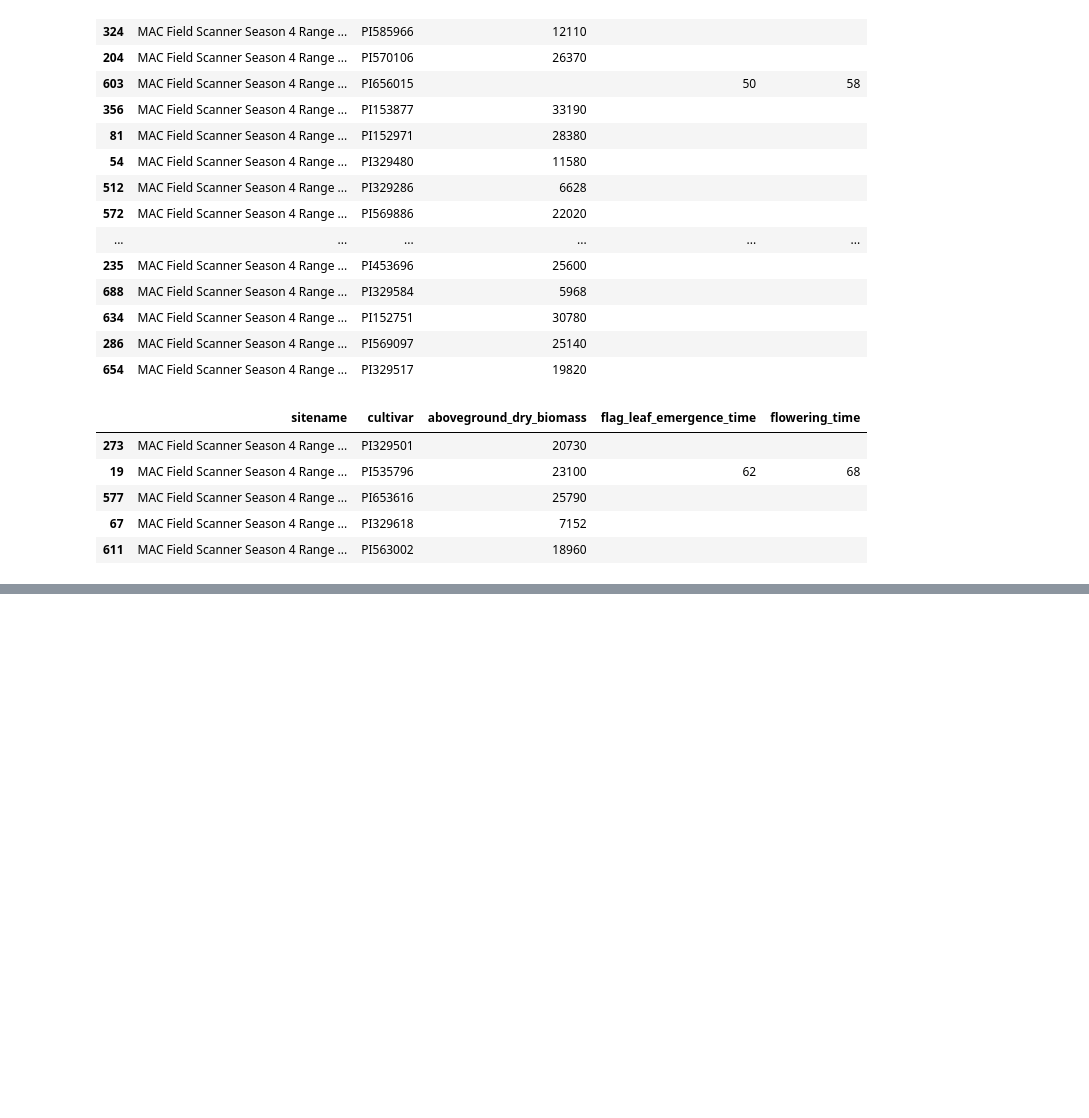
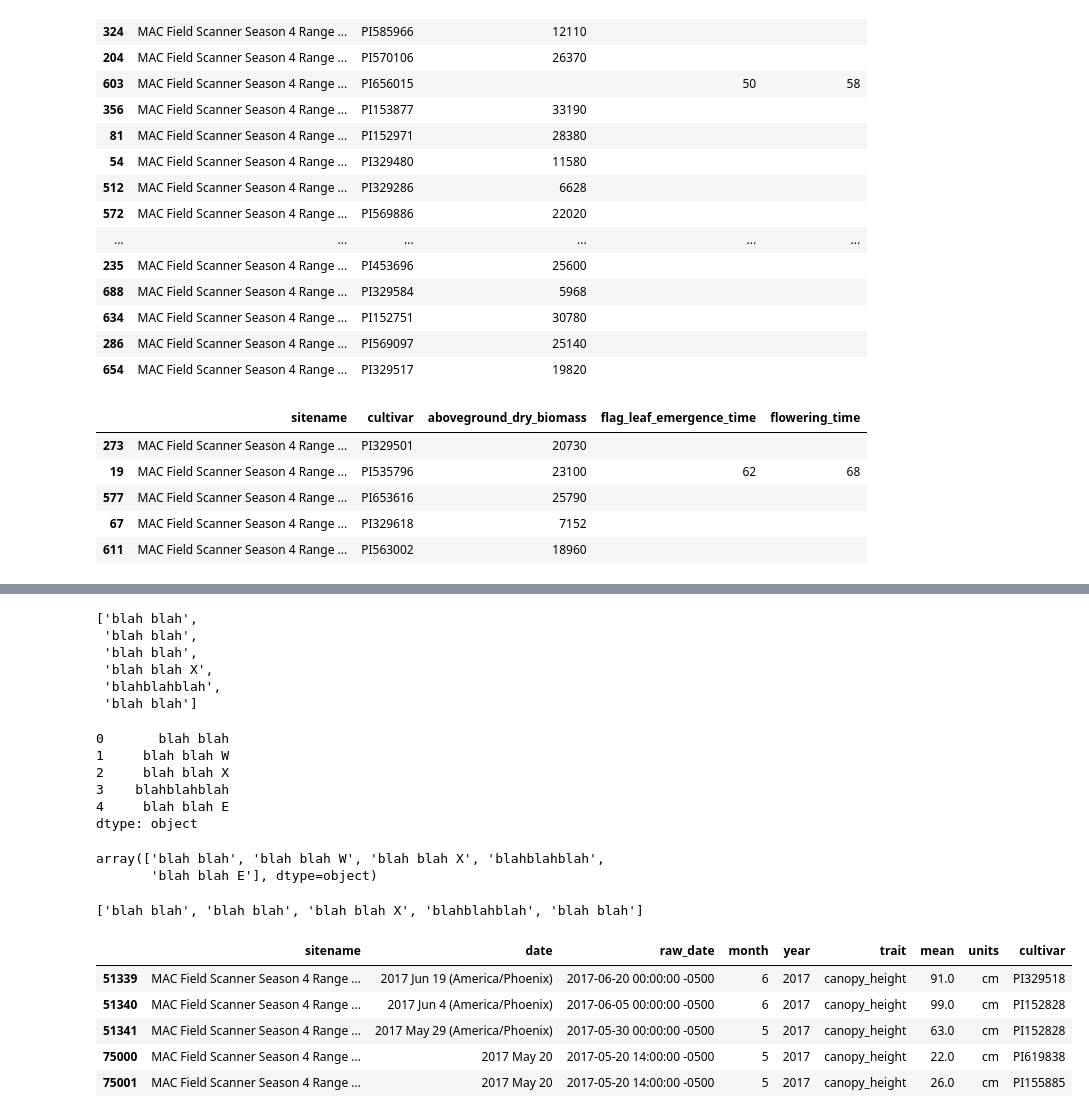
Before and after one commit to genophenoenvo/terraref-datasets, a Jupyter notebook: notebooks/gh5_phenotypes.ipynb, the cells around one changed output, grey strips where cells are left out. Saved outputs shown, nothing was run; the diff lists cells and outputs as text; code cells hidden in the pictures; blank space fills up the shorter version.

```diff
--- a/notebooks/gh5_phenotypes.ipynb
+++ b/notebooks/gh5_phenotypes.ipynb
@@ -638,0 +714,2 @@ filled_nas.to_csv('transformed_data_season_4.csv', index=False)
+# %%
+test_df = dropped_col_df.drop(labels=['time', 'dateloc', 'trait_description'], axis=1)
@@ -638,0 +720,36 @@ filled_nas.to_csv('transformed_data_season_4.csv', index=False)
+# %%
+test_string = ['blah blah', 'blah blah W', 'blah blah X', 'blahblahblah', 'blah blah E']
+
+new_string
+
+for i in test_string:
+
+    if i.endswith(' W'):
+        i = i[:-2]
+        new_string.append(i)
+
+    elif i.endswith(' E'):
+        i = i[:-2]
+        new_string.append(i)
+
+    else:
+        new_string.append(i)
+
+new_string
+# %% [output]
+['blah blah',
+ 'blah blah',
+ 'blah blah',
+ 'blah blah X',
+ 'blahblahblah',
+ 'blah blah']
+# %%
+test_series = pd.Series(data = test_string)
+test_series
+# %% [output]
+0       blah blah
+1     blah blah W
+2     blah blah X
+3    blahblahblah
+4     blah blah E
+dtype: object
@@ -638,0 +764,33 @@ filled_nas.to_csv('transformed_data_season_4.csv', index=False)
+# %%
+test_values = test_series.values
+test_values
+# %% [output]
+array(['blah blah', 'blah blah W', 'blah blah X', 'blahblahblah',
+       'blah blah E'], dtype=object)
+# %%
+new_values = []
+
+for val in test_values:
+    if val.endswith(' W'):
+        val = val[:-2]
+        new_values.append(val)
+
+    elif val.endswith(' E'):
+        val = val[:-2]
+        new_values.append(val)
+
+    else:
+        new_values.append(val)
+
+new_values
+# %% [output]
+['blah blah', 'blah blah', 'blah blah X', 'blahblahblah', 'blah blah']
+# %%
+test_df.head()
+# %% [output]
+|  | sitename | date | raw_date | month | year | trait | mean | units | cultivar |
+| 51339 | MAC Field Scanner Season 4 Range ... | 2017 Jun 19 (America/Phoenix) | 2017-06-20 00:00:00 -0500 | 6 | 2017 | canopy_height | 91.0 | cm | PI329518 |
+| 51340 | MAC Field Scanner Season 4 Range ... | 2017 Jun 4 (America/Phoenix) | 2017-06-05 00:00:00 -0500 | 6 | 2017 | canopy_height | 99.0 | cm | PI152828 |
+| 51341 | MAC Field Scanner Season 4 Range ... | 2017 May 29 (America/Phoenix) | 2017-05-30 00:00:00 -0500 | 5 | 2017 | canopy_height | 63.0 | cm | PI152828 |
+| 75000 | MAC Field Scanner Season 4 Range ... | 2017 May 20 | 2017-05-20 14:00:00 -0500 | 5 | 2017 | canopy_height | 22.0 | cm | PI619838 |
+| 75001 | MAC Field Scanner Season 4 Range ... | 2017 May 20 | 2017-05-20 14:00:00 -0500 | 5 | 2017 | canopy_height | 26.0 | cm | PI155885 |
```
Also changed, not shown: parts of 14 cells of this notebook.
